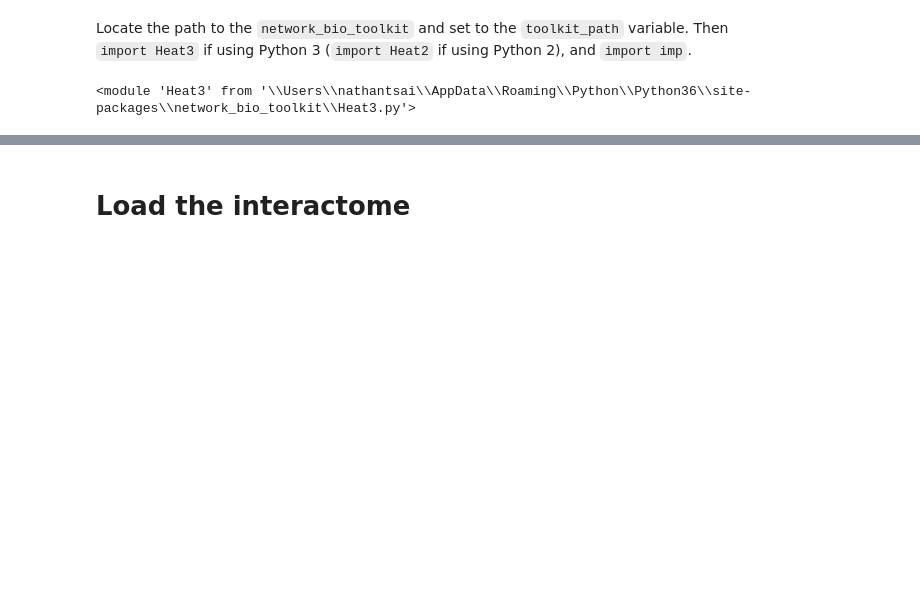
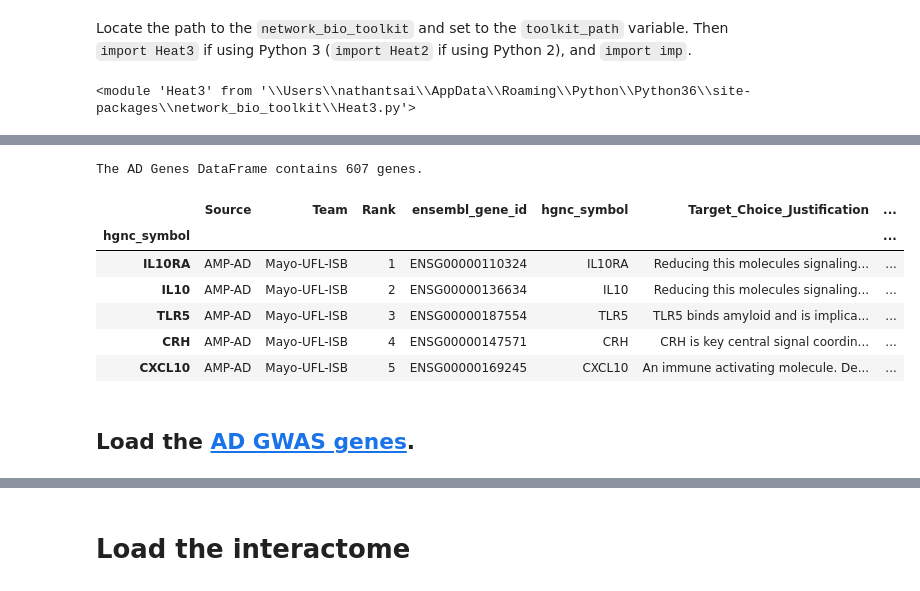
Before and after one commit to cchihua/AD-network-research, a Jupyter notebook: AD_network_localization.ipynb, the cells around one changed output, grey strips where cells are left out. Cells and saved outputs as stored; diff of their text form; code cells hidden in the pictures; blank space fills up the shorter version.

Commit message:
Cleaned load gene cells

```diff
--- a/AD_network_localization.ipynb
+++ b/AD_network_localization.ipynb
@@ -88,0 +58,23 @@ AD_gwas_df.head()
+# %%
+# Locate AD genes list path
+AD_genes_path = os.path.join('data', 'harmonized_targets_v5_20190615.csv')
+
+# Read AD genes list into a DataFrame
+AD_genes = pd.read_csv(AD_genes_path)
+
+# Set index to 'hgnc_symbol' column and keep column
+AD_genes = AD_genes.set_index('hgnc_symbol', drop=False)
+
+print("The AD Genes DataFrame contains %d genes." % len(AD_genes))
+AD_genes.head()
+# %% [output]
+The AD Genes DataFrame contains 607 genes.
+|  | Source | Team | Rank | ensembl_gene_id | hgnc_symbol | Target_Choice_Justification | ... |
+| hgnc_symbol |  |  |  |  |  |  | ... |
+| IL10RA | AMP-AD | Mayo-UFL-ISB | 1 | ENSG00000110324 | IL10RA | Reducing this molecules signaling... | ... |
+| IL10 | AMP-AD | Mayo-UFL-ISB | 2 | ENSG00000136634 | IL10 | Reducing this molecules signaling... | ... |
+| TLR5 | AMP-AD | Mayo-UFL-ISB | 3 | ENSG00000187554 | TLR5 | TLR5 binds amyloid and is implica... | ... |
+| CRH | AMP-AD | Mayo-UFL-ISB | 4 | ENSG00000147571 | CRH | CRH is key central signal coordin... | ... |
+| CXCL10 | AMP-AD | Mayo-UFL-ISB | 5 | ENSG00000169245 | CXCL10 | An immune activating molecule. De... | ... |
+# %% [markdown]
+## Load the <a href="https://www.nature.com/articles/s41588-018-0311-9">AD GWAS genes</a>.
```
Also changed, not shown: parts of 10 cells of this notebook, 2 other files.
